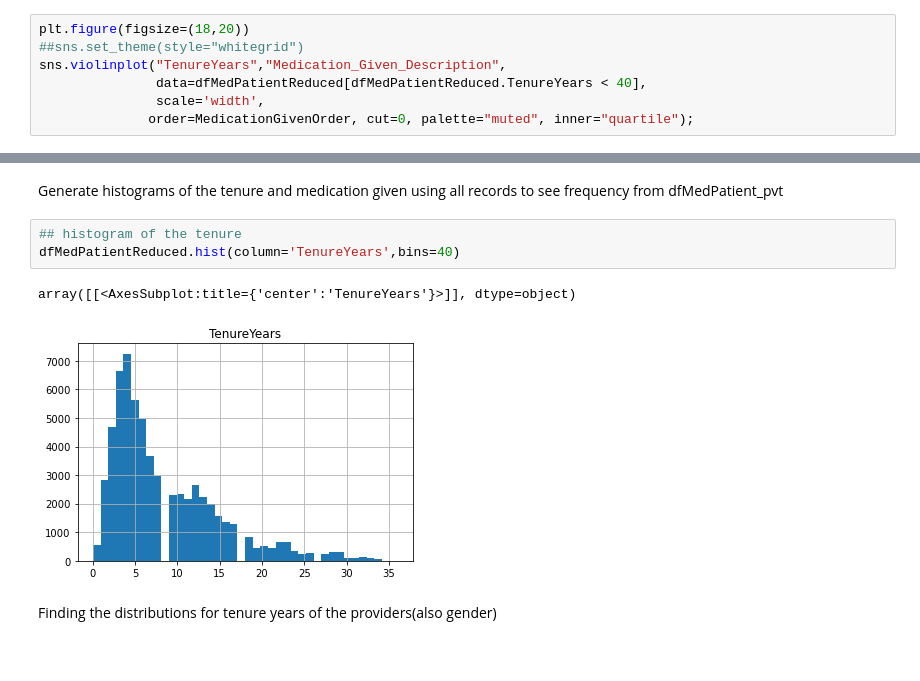
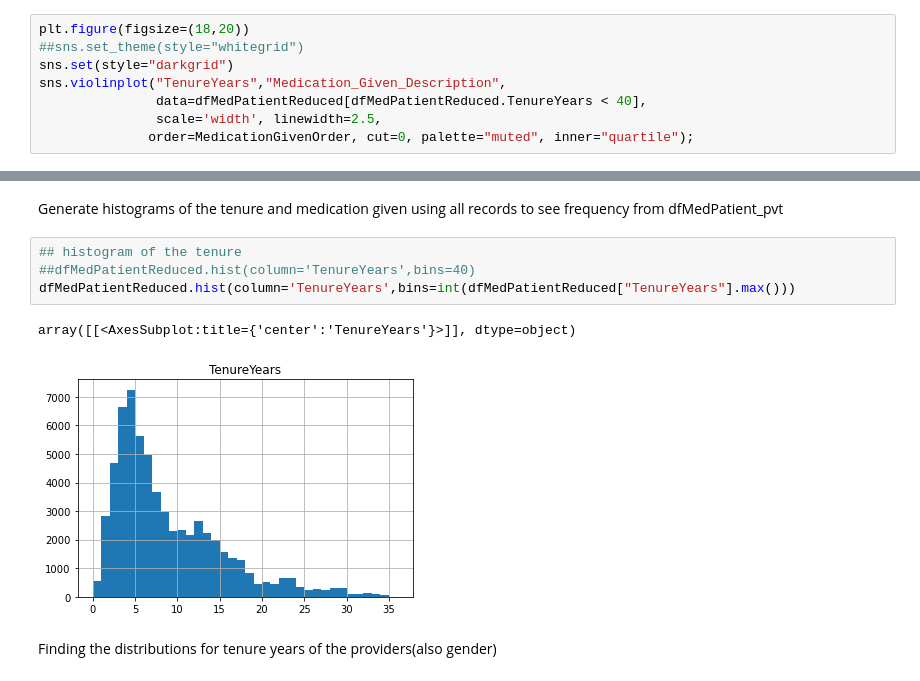
Before and after one commit to data-rescue/ems-analytics, a Jupyter notebook: notebooks/20210321-au-medication-tenure-relation.ipynb, the cells around one changed output, grey strips where cells are left out. Drawn from its saved outputs; the diff is of its cells as text.

```diff
--- a/notebooks/20210321-au-medication-tenure-relation.ipynb
+++ b/notebooks/20210321-au-medication-tenure-relation.ipynb
@@ -495,8 +495,9 @@ dfMedPatientReduced_pvt[['TenureYears','Medication_Count']].describe()
 # %%
 plt.figure(figsize=(18,20))
 ##sns.set_theme(style="whitegrid")
+sns.set(style="darkgrid")
 sns.violinplot("TenureYears","Medication_Given_Description",
                data=dfMedPatientReduced[dfMedPatientReduced.TenureYears < 40],
-               scale='width',
+               scale='width', linewidth=2.5,
               order=MedicationGivenOrder, cut=0, palette="muted", inner="quartile");
 # %% [output]
@@ -538,10 +539,11 @@ dfMedPatientReduced_pvt[['Medication_Given_Description']].describe(include='all'
 Generate histograms of the tenure and medication given using all records to see frequency from dfMedPatient_pvt
 # %%
 ## histogram of the tenure
-dfMedPatientReduced.hist(column='TenureYears',bins=40)
+##dfMedPatientReduced.hist(column='TenureYears',bins=40)
+dfMedPatientReduced.hist(column='TenureYears',bins=int(dfMedPatientReduced["TenureYears"].max()))
 # %% [output]
 array([[<AxesSubplot:title={'center':'TenureYears'}>]], dtype=object)
-[figure, old version]
+[figure, new version]
 # %% [markdown]
 Finding the distributions for tenure years of the providers(also gender)
 # %%
```
Also changed, not shown: parts of 5 cells of this notebook.
